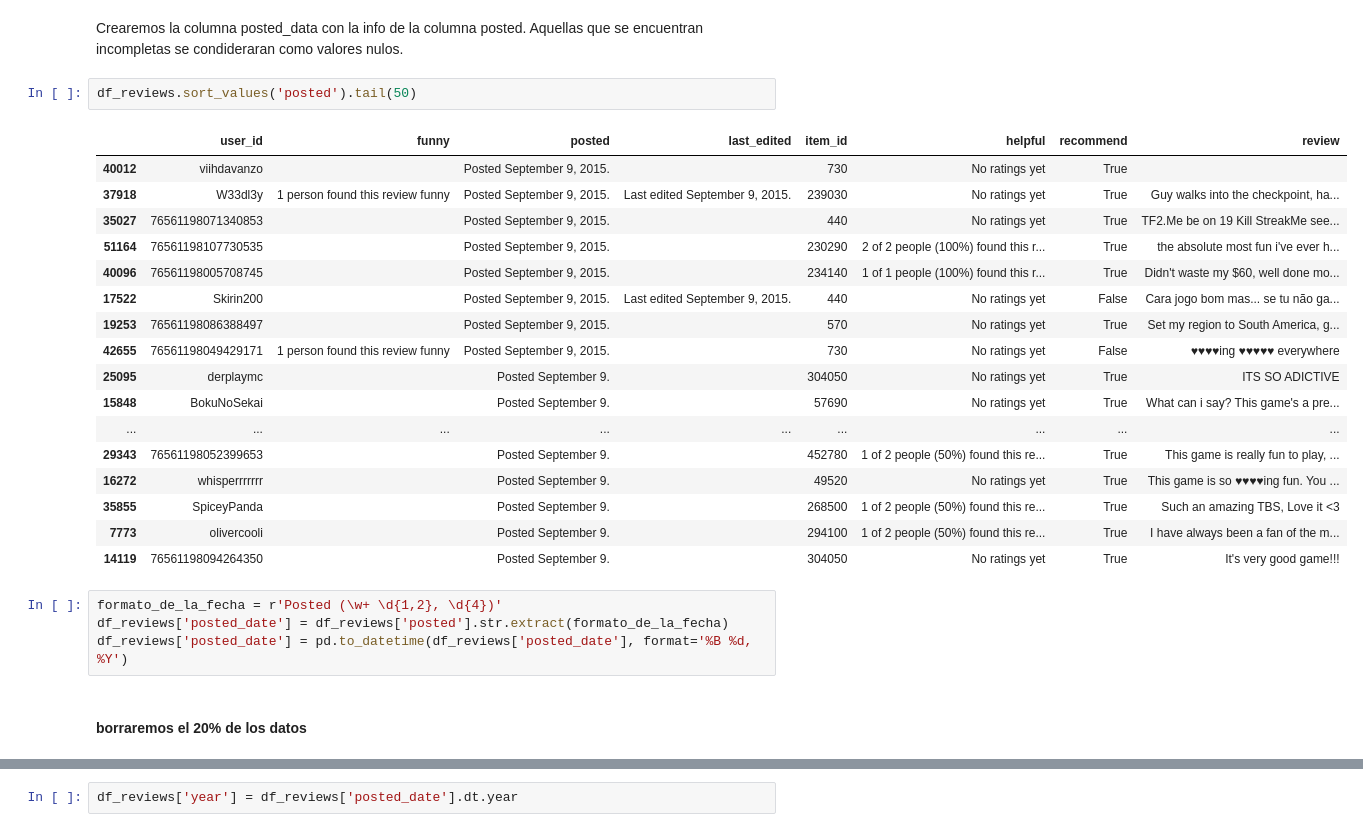
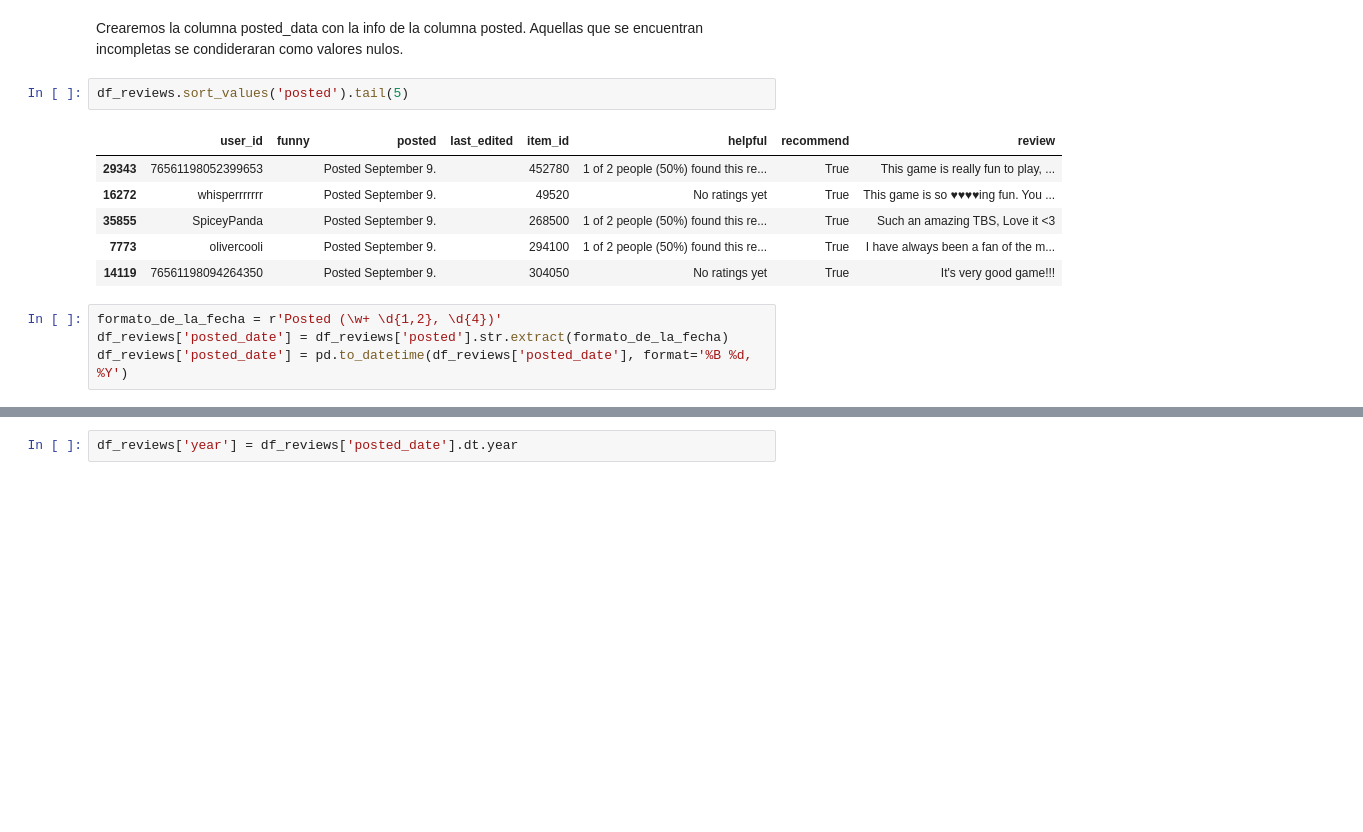
Before and after one commit to rominaEsc/MLOps_steam_games, a Jupyter notebook: 2_tablas_principales.ipynb, the cells around one changed output, grey strips where cells are left out. Drawn from its saved outputs; the diff is of its cells as text; blank space fills up the shorter version.

```diff
--- a/2_tablas_principales.ipynb
+++ b/2_tablas_principales.ipynb
@@ -828,20 +786,9 @@ memory usage: 2.8+ MB
 # %% [markdown]
 Crearemos la columna posted_data con la info de la columna posted. Aquellas que se encuentran incompletas se condideraran como valores nulos.
 # %%
-df_reviews.sort_values('posted').tail(50)
+df_reviews.sort_values('posted').tail(5)
 # %% [output]
 |  | user_id | funny | posted | last_edited | item_id | helpful | recommend | review |
-| 40012 | viihdavanzo |  | Posted September 9, 2015. |  | 730 | No ratings yet | True |  |
-| 37918 | W33dl3y | 1 person found this review funny | Posted September 9, 2015. | Last edited September 9, 2015. | 239030 | No ratings yet | True | Guy walks into the checkpoint, ha... |
-| 35027 | 76561198071340853 |  | Posted September 9, 2015. |  | 440 | No ratings yet | True | TF2.Me be on 19 Kill StreakMe see... |
-| 51164 | 76561198107730535 |  | Posted September 9, 2015. |  | 230290 | 2 of 2 people (100%) found this r... | True | the absolute most fun i've ever h... |
-| 40096 | 76561198005708745 |  | Posted September 9, 2015. |  | 234140 | 1 of 1 people (100%) found this r... | True | Didn't waste my $60, well done mo... |
-| 17522 | Skirin200 |  | Posted September 9, 2015. | Last edited September 9, 2015. | 440 | No ratings yet | False | Cara jogo bom mas... se tu não ga... |
-| 19253 | 76561198086388497 |  | Posted September 9, 2015. |  | 570 | No ratings yet | True | Set my region to South America, g... |
-| 42655 | 76561198049429171 | 1 person found this review funny | Posted September 9, 2015. |  | 730 | No ratings yet | False | ♥♥♥♥ing ♥♥♥♥♥ everywhere |
-| 25095 | derplaymc |  | Posted September 9. |  | 304050 | No ratings yet | True | ITS SO ADICTIVE |
-| 15848 | BokuNoSekai |  | Posted September 9. |  | 57690 | No ratings yet | True | What can i say? This game's a pre... |
-| ... | ... | ... | ... | ... | ... | ... | ... | ... |
 | 29343 | 76561198052399653 |  | Posted September 9. |  | 452780 | 1 of 2 people (50%) found this re... | True | This game is really fun to play, ... |
 | 16272 | whisperrrrrrr |  | Posted September 9. |  | 49520 | No ratings yet | True | This game is so ♥♥♥♥ing fun. You ... |
 | 35855 | SpiceyPanda |  | Posted September 9. |  | 268500 | 1 of 2 people (50%) found this re... | True | Such an amazing TBS, Love it <3 |
@@ -851,5 +798,3 @@ df_reviews.sort_values('posted').tail(50)
 formato_de_la_fecha = r'Posted (\w+ \d{1,2}, \d{4})'
 df_reviews['posted_date'] = df_reviews['posted'].str.extract(formato_de_la_fecha)
 df_reviews['posted_date'] = pd.to_datetime(df_reviews['posted_date'], format='%B %d, %Y')
-# %% [markdown]
-#### borraremos el 20% de los datos
```
Also changed, not shown: parts of 39 cells of this notebook, 16 other files.
